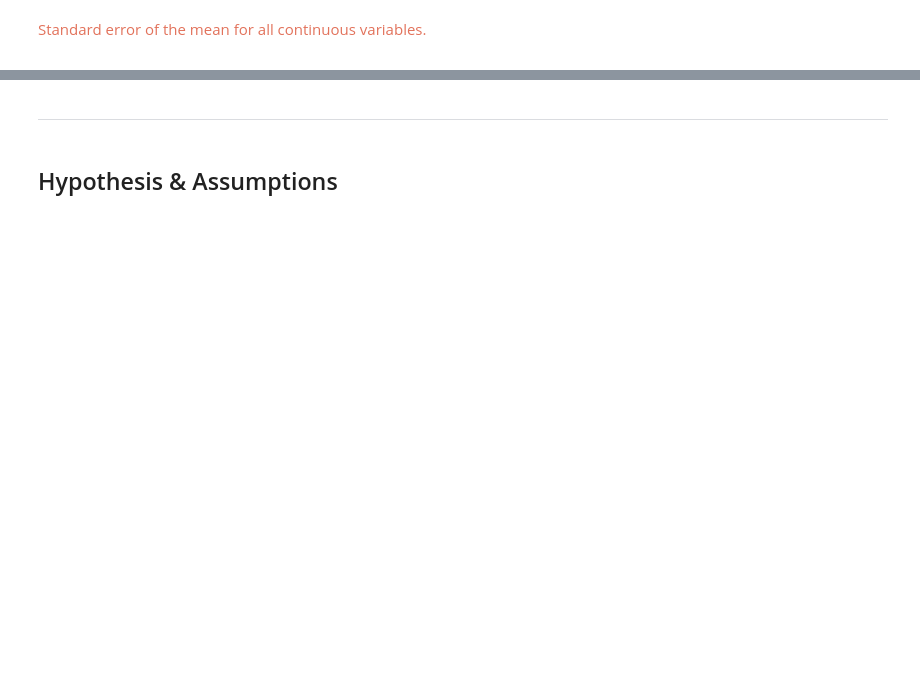
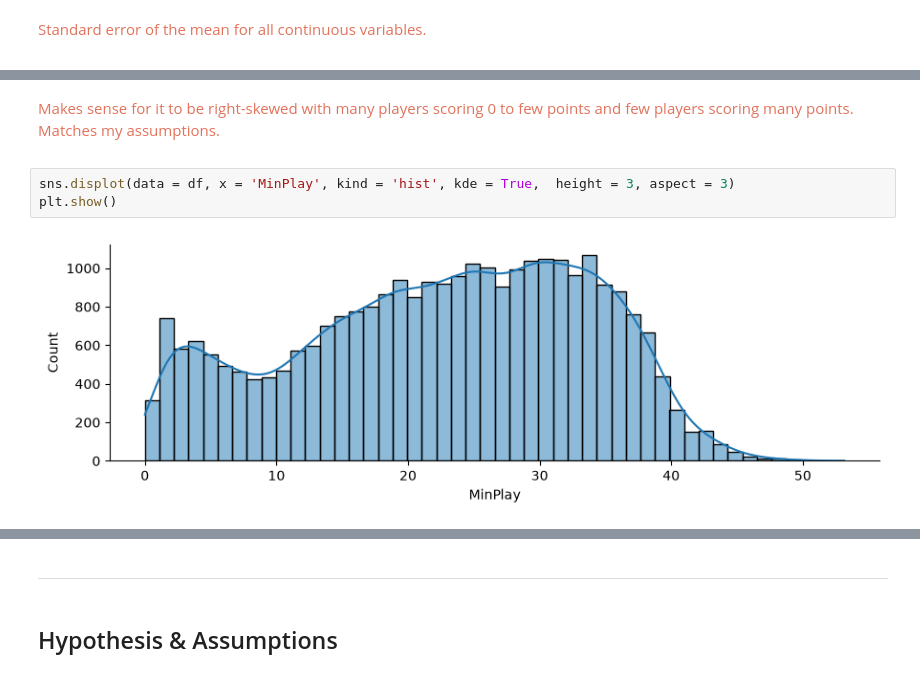
Before and after one commit to awomann/nba-prediction, a Jupyter notebook: Desktop/Coding/NBA Prediction/NBA_Predictive_Analytics.ipynb, the cells around one changed output, grey strips where cells are left out. Cells and saved outputs as stored; diff of their text form; blank space fills up the shorter version.

```diff
--- a/Desktop/Coding/NBA Prediction/NBA_Predictive_Analytics.ipynb
+++ b/Desktop/Coding/NBA Prediction/NBA_Predictive_Analytics.ipynb
@@ -445,0 +563,11 @@ print(df['PTS'].mean())
+# %% [markdown]
+<span style="color:#E2725B">
+
+Makes sense for it to be right-skewed with many players scoring 0 to few points and few players scoring many points. Matches my assumptions.
+
+</span>
+# %%
+sns.displot(data = df, x = 'MinPlay', kind = 'hist', kde = True,  height = 3, aspect = 3)
+plt.show()
+# %% [output]
+[figure, added]
```
Also changed, not shown: parts of 42 cells of this notebook.
